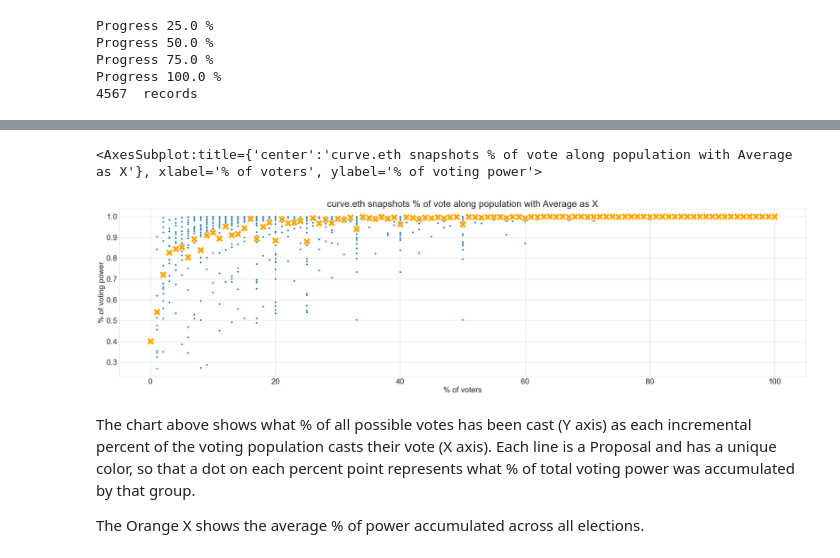
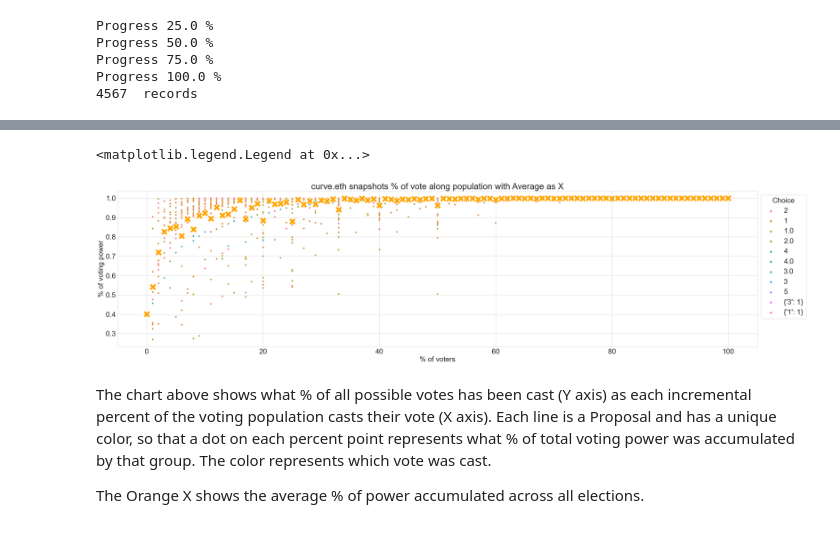
Before and after one commit to EdgeCaser/snapshot_governance, a Jupyter notebook: DAO_snapshot_tool_data.ipynb, the cells around one changed output, grey strips where cells are left out. Saved outputs shown, nothing was run; the diff lists cells and outputs as text; code cells hidden in the pictures.

Commit message:
Now incorporating charts for pretty data. Legends working appropriately.

```diff
--- a/DAO_snapshot_tool_data.ipynb
+++ b/DAO_snapshot_tool_data.ipynb
@@ -238,19 +238,20 @@ crunch_data.to_csv(crunch_data_path, index = False)
 # %%
 #plt.rc("figure", figsize=(40, 10))
 plt.rc("font", size=25)
 data_means = crunch_data.groupby("percentage_voters_counted_stepped")["cum_percentage_of_total_vp"].agg("mean").reset_index()
 ##print(data_means)
 plot_title = spacename + ' snapshots % of vote along population with Average as X'
 sns.set_style("whitegrid")
 
 #ax=sns.scatterplot(data=data_means,x="percentage_voters_counted_stepped",y="cum_percentage_of_total_vp", s=500,marker='X',color = 'orange', legend=False)
 #sns.lineplot(data=crunch_data, y="cum_percentage_of_total_vp",x="percentage_voters_counted_stepped", hue="Proposal",zorder=-3).set(title=plot_title,xlabel='% of voters',ylabel='% of voting power')#, legend=False)
-ax=sns.scatterplot(data=crunch_data, y="cum_percentage_of_total_vp",x="percentage_voters_counted_stepped").set(title=plot_title,xlabel='% of voters',ylabel='% of voting power')
+ax=sns.scatterplot(data=crunch_data, y="cum_percentage_of_total_vp",x="percentage_voters_counted_stepped",hue='votes_choice').set(title=plot_title,xlabel='% of voters',ylabel='% of voting power')
 sns.scatterplot(data=data_means,x="percentage_voters_counted_stepped",y="cum_percentage_of_total_vp",zorder=3, s=600,marker='X',color = 'orange')
+plt.legend(title='Choice', ncol=1, bbox_to_anchor = (1,1))
 # %% [output]
-<AxesSubplot:title={'center':'curve.eth snapshots % of vote along population with Average as X'}, xlabel='% of voters', ylabel='% of voting power'>
+<matplotlib.legend.Legend at 0x...>
-[figure, old version]
+[figure, new version]
 # %% [markdown]
-The chart above shows what % of all possible votes has been cast (Y axis) as each incremental percent of the voting population casts their vote (X axis). Each line is a Proposal and has a unique color, so that a dot on each percent point represents what % of total voting power was accumulated by that group.
+The chart above shows what % of all possible votes has been cast (Y axis) as each incremental percent of the voting population casts their vote (X axis). Each line is a Proposal and has a unique color, so that a dot on each percent point represents what % of total voting power was accumulated by that group. The color represents which vote was cast.
 
 The Orange X shows the average % of power accumulated across all elections.
```
